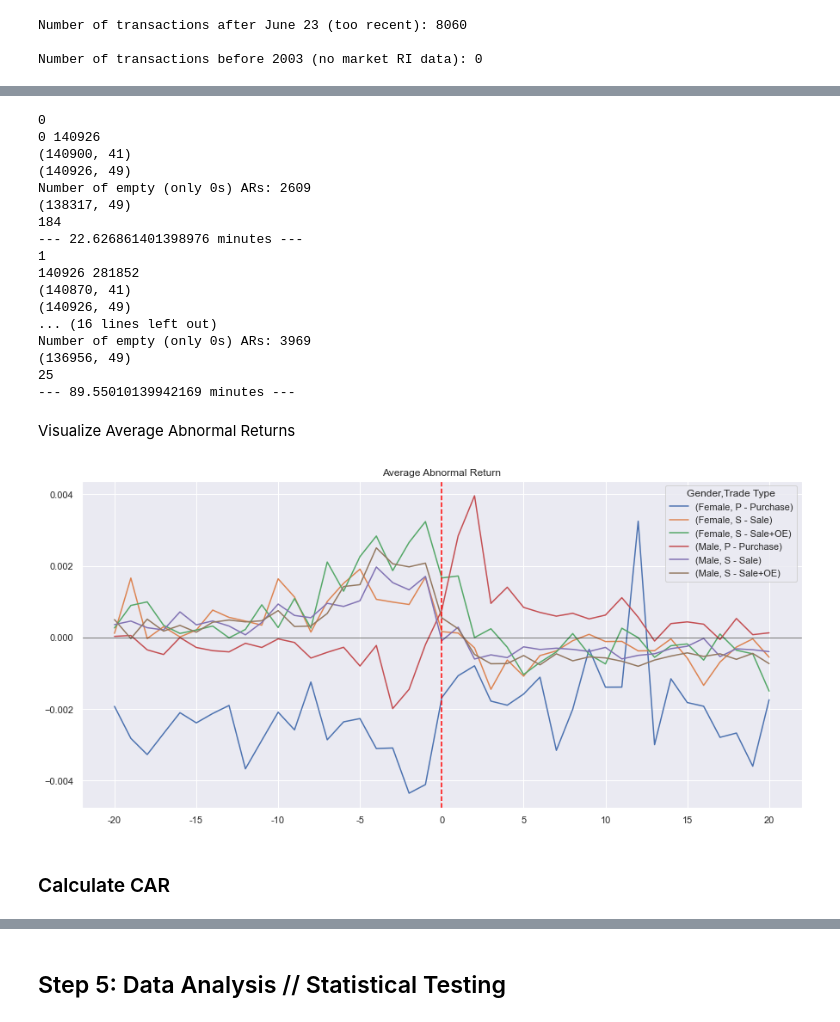
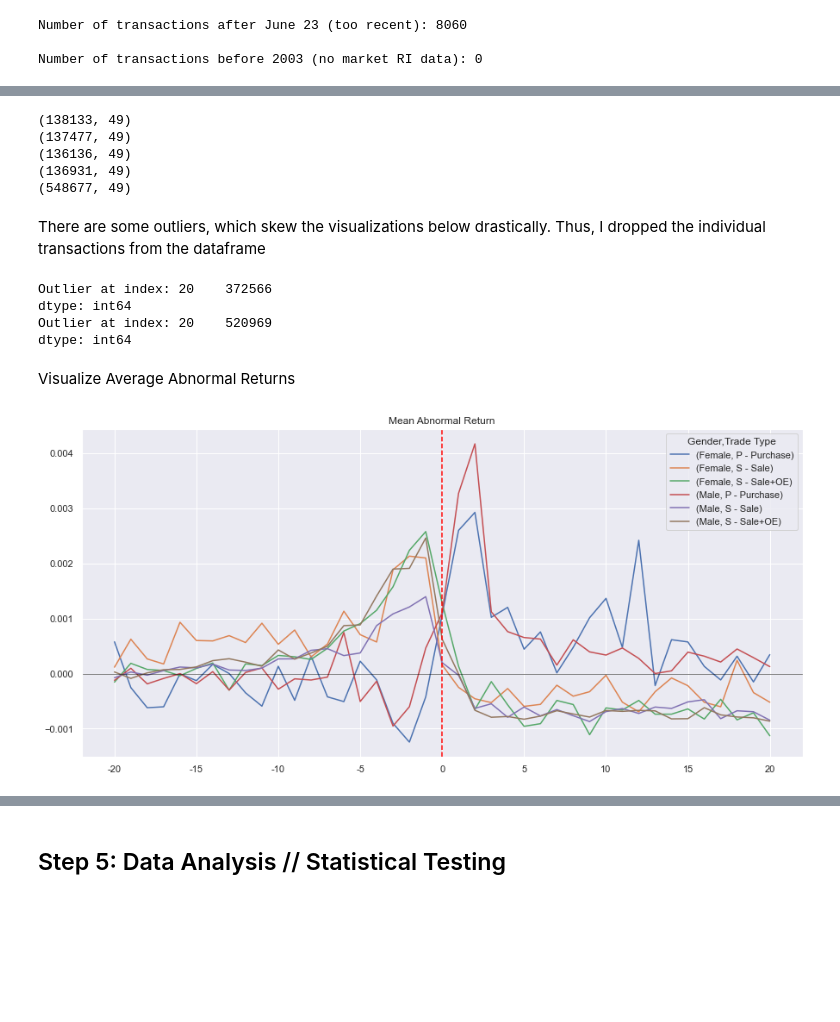
Before and after one commit to AnnabelRe/Interd_Project, a Jupyter notebook: IP_Markdown.ipynb, the cells around one changed output, grey strips where cells are left out. Saved outputs shown, nothing was run; the diff lists cells and outputs as text; code cells hidden in the pictures; blank space fills up the shorter version.

Commit message:
update stats and ttest

```diff
--- a/IP_Markdown.ipynb
+++ b/IP_Markdown.ipynb
@@ -51,8 +51,8 @@ RUN_IMPORT = False
 RUN_PREPROCESSING = False
 RUN_CLASSIFICATION = False
 RUN_DAILY_RETURNS = False
-RUN_Calc_AR = True
-RUN_DESCR_STATS = True
+RUN_Calc_AR = False
+RUN_DESCR_STATS = False
 RUN_TTESTS = True
 # %% [markdown]
 # Step 1: Data Import  <a class="anchor" id="step1"></a>
@@ -232,0 +222,21 @@ TODO: distinct names/gender distribution
+# %%
+gender_dist = df.drop_duplicates(subset=["Insider Name"], keep='first')
+length = gender_dist.shape[0]
+male = len(gender_dist[gender_dist.Gender =='Male'])/length
+female = len(gender_dist[gender_dist.Gender =='Female'])/length
+na = len(gender_dist[gender_dist.Gender =='na'])/length
+
+d = {'Gender': ['male','female','na'], 'count': [male,female,na]}
+dist = pd.DataFrame(data=d)
+
+print("\n"+"Out of " +str(length)+ " directors, " + str(np.round((male*100),2))+"% are male directors, " + str(np.round((female*100),2))+ "% are made by female directors " + str(np.round((na*100),2))+"% are not identifiable.")
+
+#col=sns.color_palette("pastel")
+col=["darkorange","teal","skyblue"]
+sns.set(rc={'figure.figsize':(10,8)})
+ax = sns.barplot(data=dist, x="Gender", y="count",palette=col)
+
+ax.bar_label(ax.containers[0], fmt='%.3f')
+plt.savefig(path+"/Vis/"+"bar_dist_gender", dpi=600, bbox_inches='tight')
+
+plt.show()
@@ -423,27 +422,29 @@ if RUN_Calc_AR == True:
 
 else:
     ARs = pd.DataFrame()
-    for i in range(1):
+    for i in range(4):
         part = pd.read_pickle(path+"/ARs/" +f"ARs_{i}.pkl")
         print(part.shape)
         ARs = pd.concat([ARs,part])
     print(ARs.shape)
     ARs = ARs.reset_index(drop=True)
 # %% [output]
-0
-0 140926
-(140900, 41)
-(140926, 49)
-Number of empty (only 0s) ARs: 2609
-(138317, 49)
-184
---- 22.626861401398976 minutes ---
-1
-140926 281852
-(140870, 41)
-(140926, 49)
-... (16 lines left out)
-Number of empty (only 0s) ARs: 3969
-(136956, 49)
-25
---- 89.55010139942169 minutes ---
+(138133, 49)
+(137477, 49)
+(136136, 49)
+(136931, 49)
+(548677, 49)
+# %% [markdown]
+There are some outliers, which skew the visualizations below drastically. Thus, I dropped the individual transactions from the dataframe
+# %%
+print("Outlier at index: " + str(ARs[["20"]].idxmin()))
+ARs.drop(index=ARs.iloc[372566].name, inplace=True)
+ARs.reset_index(inplace=True,drop=True)
+print("Outlier at index: " + str(ARs[["20"]].idxmin()))
+ARs = ARs.drop(index=ARs.iloc[520969].name)
+ARs.reset_index(inplace=True,drop=True)
+# %% [output]
+Outlier at index: 20    372566
+dtype: int64
+Outlier at index: 20    520969
+dtype: int64
@@ -452,15 +457,13 @@ Visualize Average Abnormal Returns
 # %%
 sns.set()
 sns.set(style="dark")
 sns.set(rc={'figure.figsize':(15,7)})
 
 fig = ARs.groupby(["Gender","Trade Type"]).mean().transpose().plot()
-fig.set_title("Average Abnormal Return")
+fig.set_title("Mean Abnormal Return")
 plt.axhline(0,color="black",linewidth=0.5)
 plt.axvline(x=20,color="red",ls="--")
 plt.savefig(path+"/Vis/AAR", dpi=600, bbox_inches='tight')
 plt.show()
 # %% [output]
-[figure, old version]
+[figure, new version]
-# %% [markdown]
-### Calculate CAR <a class="anchor" id="calcCAR"></a>
```
Also changed, not shown: parts of 23 cells of this notebook, 5 other files.
